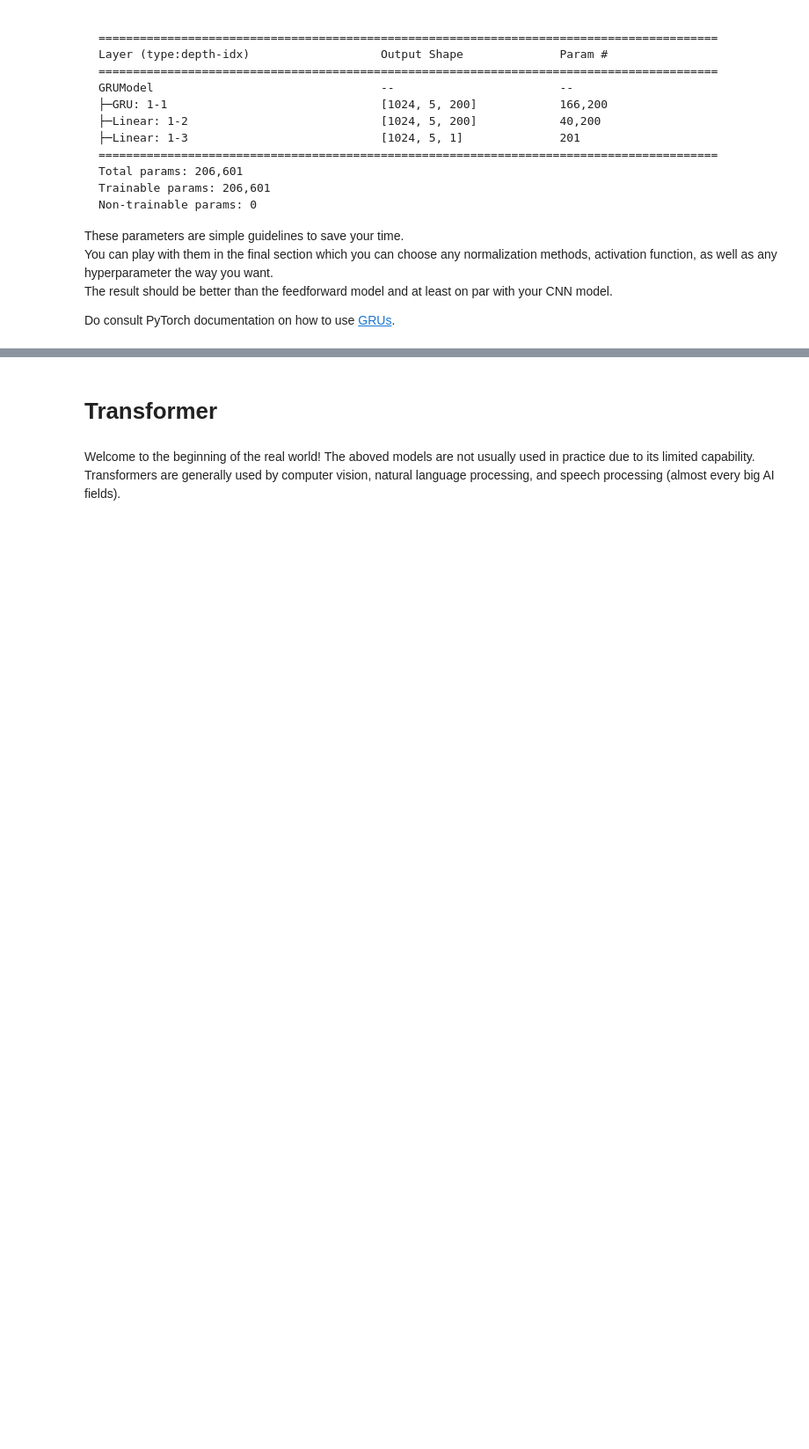
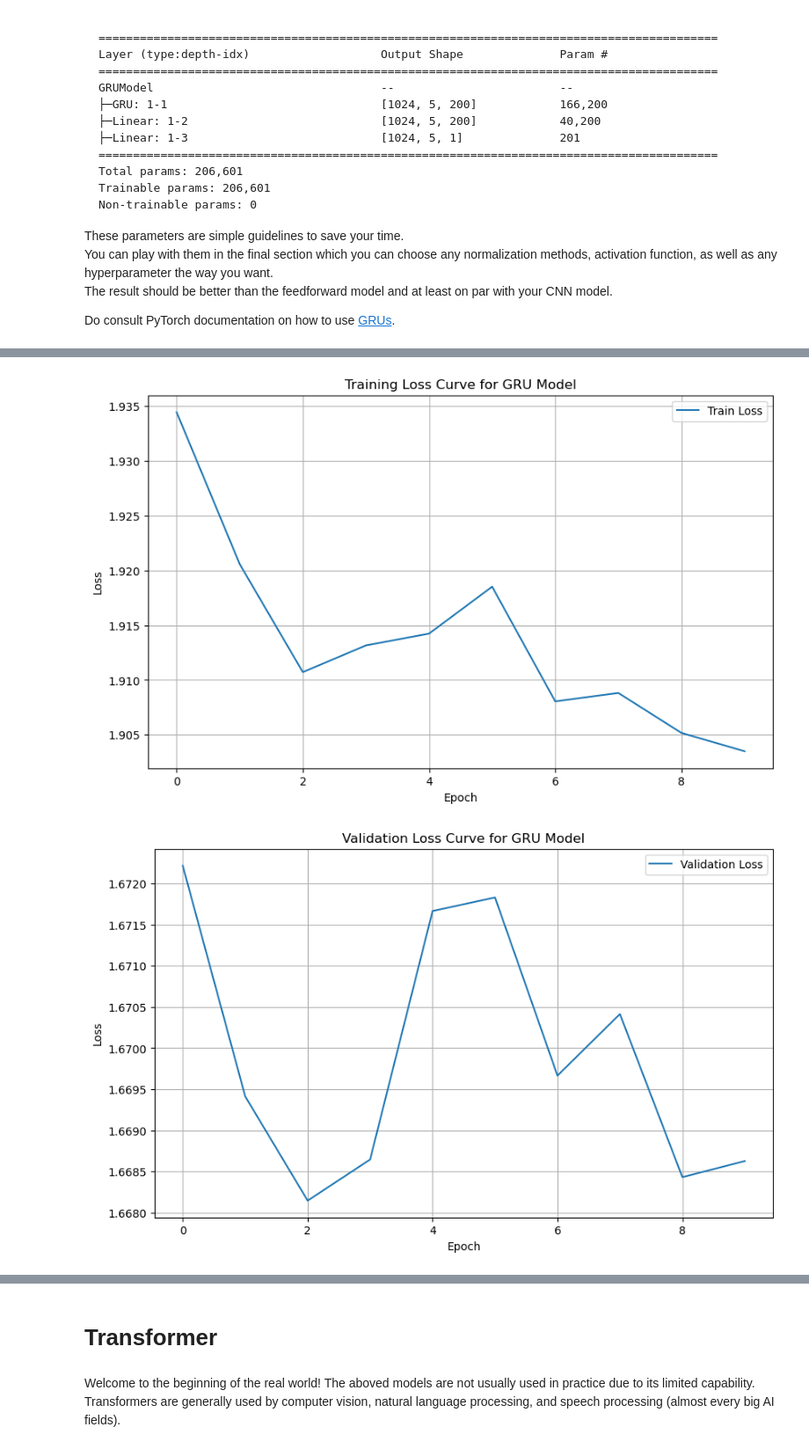
Before and after one commit to pupipatsk/Pattern-Recognition, a Jupyter notebook: HW/HW05/HW5_Precipitation_Nowcasting_PyTorch_Student_2024.ipynb, the cells around one changed output, grey strips where cells are left out. Shown: that part at 88% size. Drawn from its saved outputs; the diff is of its cells as text; code cells hidden in the pictures; blank space fills up the shorter version.

```diff
--- a/HW/HW05/HW5_Precipitation_Nowcasting_PyTorch_Student_2024.ipynb
+++ b/HW/HW05/HW5_Precipitation_Nowcasting_PyTorch_Student_2024.ipynb
@@ -956,3 +1446,23 @@ Do consult PyTorch documentation on how to use [GRUs](https://pytorch.org/docs/s
 ################################################################################
 #                            WRITE YOUR CODE BELOW                             #
 ################################################################################
+
+class GRU(nn.Module):
+    def __init__(self, hidden_size=200):
+        super(GRU, self).__init__()
+        self.gru = nn.GRU(5*5*3, hidden_size, batch_first=True)
+        self.ff1 = nn.Linear(hidden_size, hidden_size)
+        self.out = nn.Linear(hidden_size, 1)
+
+    def forward(self, x):
+        gru_out, _ = self.gru(x)
+        hd1 = F.relu(self.ff1(gru_out))
+        y = self.out(hd1)
+        return y
+
+# Assuming your input tensor x has shape (batch_size, 5, 75)
+# Example usage
+model_gru = GRU(hidden_size=200)
+x = torch.randn(1024, 5, 75)  # Example input tensor
+output = model_gru(x)
+print(output.shape)  # Should be (batch_size, 5, 1)
@@ -971,0 +1625,25 @@ print('start training gru')
+# %%
+# Plot
+
+# Plot training loss
+plt.figure(figsize=(10, 6))
+plt.plot(train_losses_gru, label='Train Loss')
+plt.xlabel('Epoch')
+plt.ylabel('Loss')
+plt.title('Training Loss Curve for GRU Model')
+plt.legend()
+plt.grid(True)
+plt.show()
+
+# Plot validation loss
+plt.figure(figsize=(10, 6))
+plt.plot(val_losses_gru, label='Validation Loss')
+plt.xlabel('Epoch')
+plt.ylabel('Loss')
+plt.title('Validation Loss Curve for GRU Model')
+plt.legend()
+plt.grid(True)
+plt.show()
+# %% [output]
+[figure, added]
+[figure, added]
```
Also changed, not shown: parts of 39 cells of this notebook, 2 other files.
